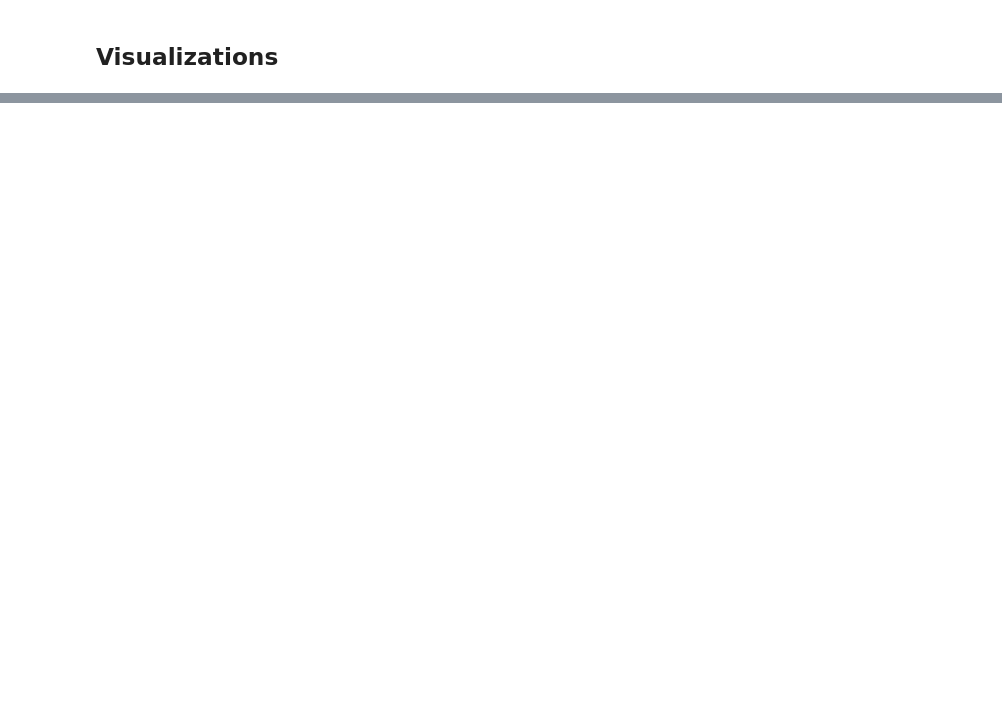
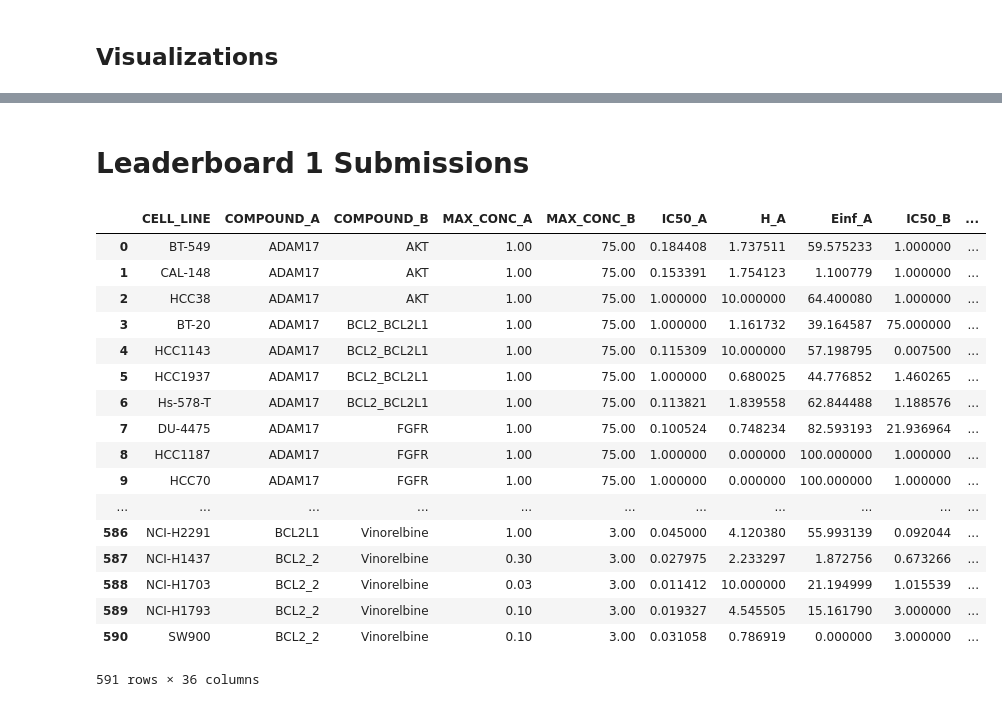
Before and after one commit to joycex99/drug-synergy-modeling, a Jupyter notebook: clustering.ipynb, the cells around one changed output, grey strips where cells are left out. Drawn from its saved outputs; the diff is of its cells as text; code cells hidden in the pictures; blank space fills up the shorter version.

```diff
--- a/clustering.ipynb
+++ b/clustering.ipynb
@@ -422,0 +607,6 @@ plt.show()
+# %% [markdown]
+# Leaderboard 1 Submissions
+# %%
+sub_data = pd.DataFrame.from_csv('Drug_synergy_data/ch1_leaderBoard_monoTherapy.csv', index_col=None).dropna(how='all')
+base_df = pd.DataFrame.from_csv('Submission/df.csv', index_col=None)
+#add_cluster(base_df)
@@ -422,0 +617,21 @@ plt.show()
+# %%
+base_df
+# %% [output]
+|  | CELL_LINE | COMPOUND_A | COMPOUND_B | MAX_CONC_A | MAX_CONC_B | IC50_A | H_A | Einf_A | IC50_B | ... |
+| 0 | BT-549 | ADAM17 | AKT | 1.00 | 75.00 | 0.184408 | 1.737511 | 59.575233 | 1.000000 | ... |
+| 1 | CAL-148 | ADAM17 | AKT | 1.00 | 75.00 | 0.153391 | 1.754123 | 1.100779 | 1.000000 | ... |
+| 2 | HCC38 | ADAM17 | AKT | 1.00 | 75.00 | 1.000000 | 10.000000 | 64.400080 | 1.000000 | ... |
+| 3 | BT-20 | ADAM17 | BCL2_BCL2L1 | 1.00 | 75.00 | 1.000000 | 1.161732 | 39.164587 | 75.000000 | ... |
+| 4 | HCC1143 | ADAM17 | BCL2_BCL2L1 | 1.00 | 75.00 | 0.115309 | 10.000000 | 57.198795 | 0.007500 | ... |
+| 5 | HCC1937 | ADAM17 | BCL2_BCL2L1 | 1.00 | 75.00 | 1.000000 | 0.680025 | 44.776852 | 1.460265 | ... |
+| 6 | Hs-578-T | ADAM17 | BCL2_BCL2L1 | 1.00 | 75.00 | 0.113821 | 1.839558 | 62.844488 | 1.188576 | ... |
+| 7 | DU-4475 | ADAM17 | FGFR | 1.00 | 75.00 | 0.100524 | 0.748234 | 82.593193 | 21.936964 | ... |
+| 8 | HCC1187 | ADAM17 | FGFR | 1.00 | 75.00 | 1.000000 | 0.000000 | 100.000000 | 1.000000 | ... |
+| 9 | HCC70 | ADAM17 | FGFR | 1.00 | 75.00 | 1.000000 | 0.000000 | 100.000000 | 1.000000 | ... |
+| ... | ... | ... | ... | ... | ... | ... | ... | ... | ... | ... |
+| 586 | NCI-H2291 | BCL2L1 | Vinorelbine | 1.00 | 3.00 | 0.045000 | 4.120380 | 55.993139 | 0.092044 | ... |
+| 587 | NCI-H1437 | BCL2_2 | Vinorelbine | 0.30 | 3.00 | 0.027975 | 2.233297 | 1.872756 | 0.673266 | ... |
+| 588 | NCI-H1703 | BCL2_2 | Vinorelbine | 0.03 | 3.00 | 0.011412 | 10.000000 | 21.194999 | 1.015539 | ... |
+| 589 | NCI-H1793 | BCL2_2 | Vinorelbine | 0.10 | 3.00 | 0.019327 | 4.545505 | 15.161790 | 3.000000 | ... |
+| 590 | SW900 | BCL2_2 | Vinorelbine | 0.10 | 3.00 | 0.031058 | 0.786919 | 0.000000 | 3.000000 | ... |
+591 rows × 36 columns
```
Also changed, not shown: parts of 56 cells of this notebook, 10 other files.
